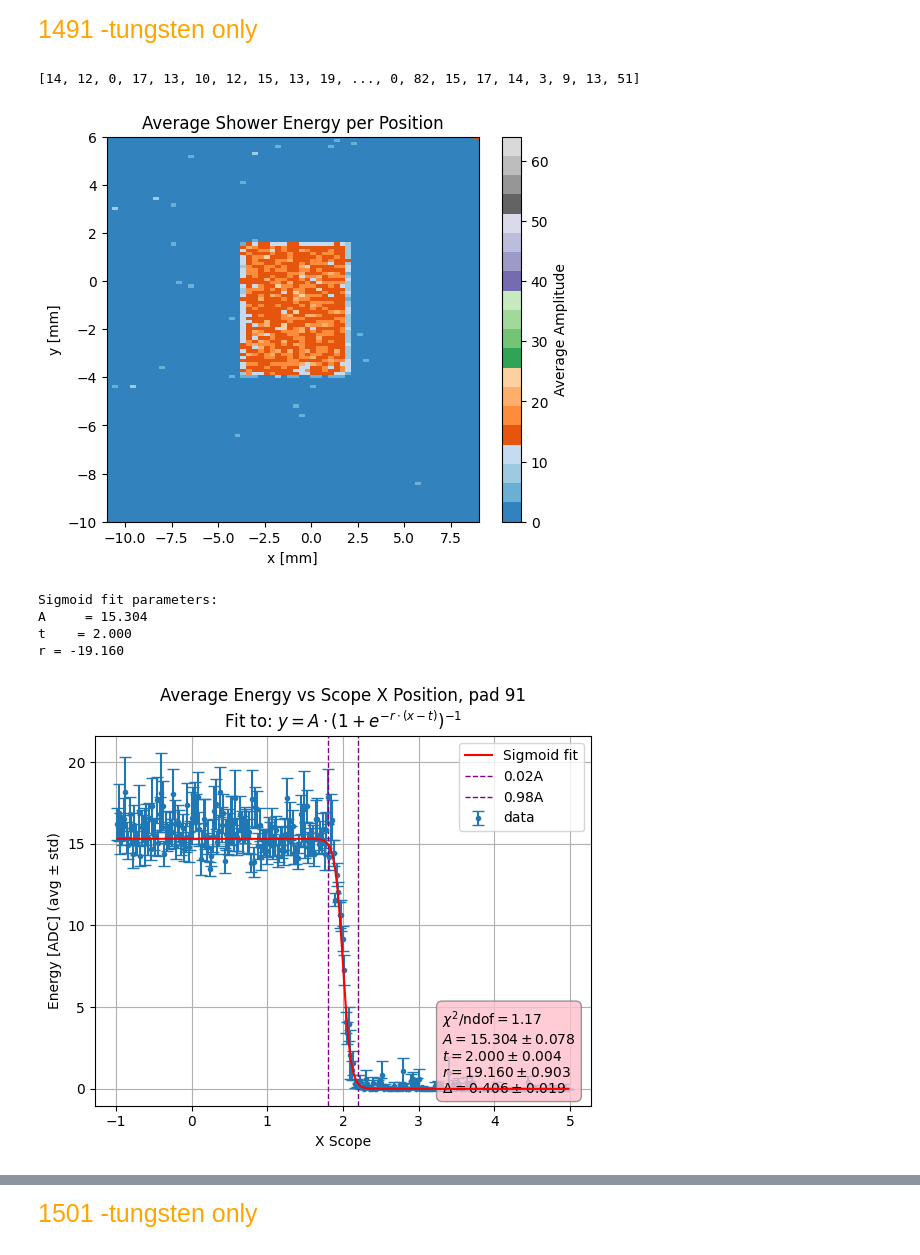
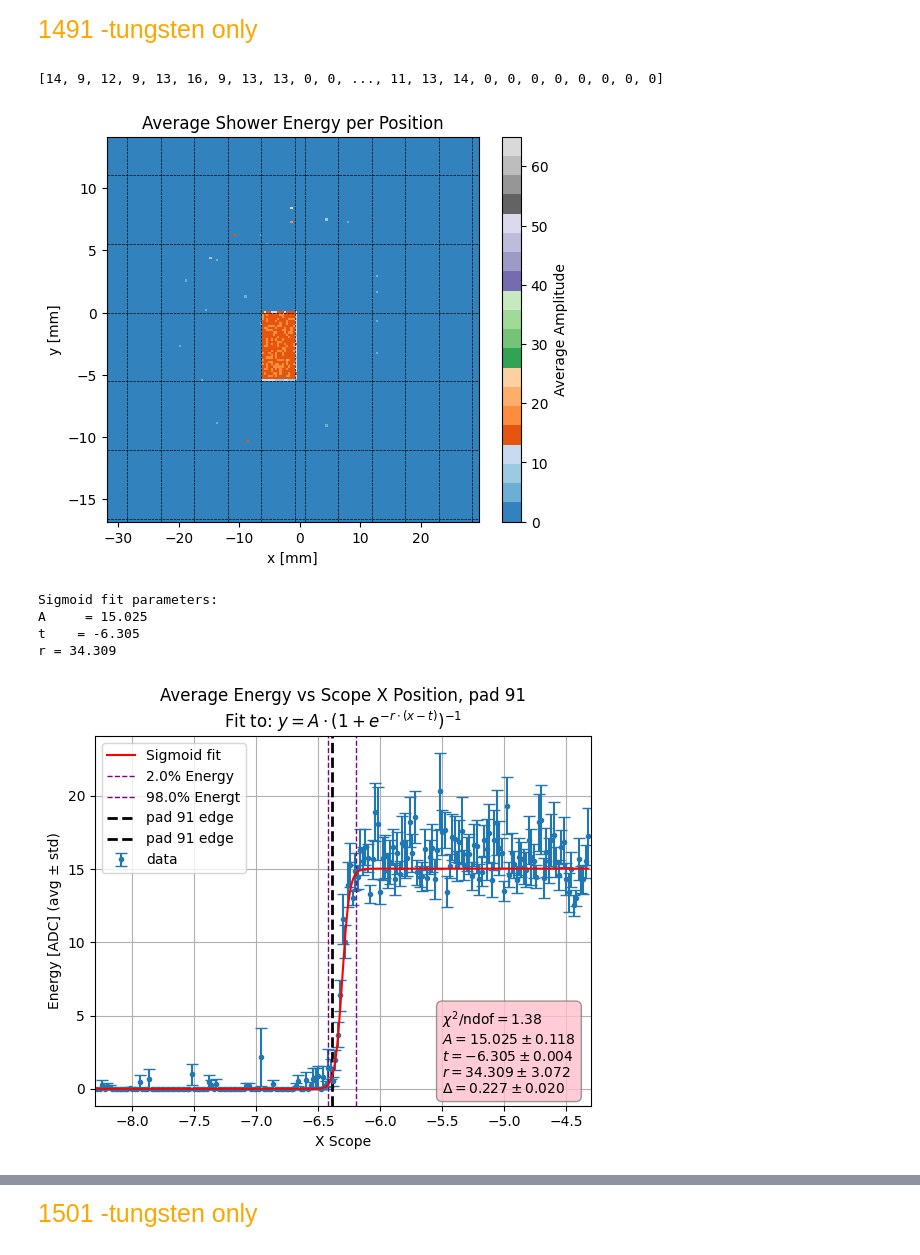
Before and after one commit to Ben-David-Ben/F-Cal-TB-Project, a Jupyter notebook: TB2025_Gap.ipynb, the cells around one changed output, grey strips where cells are left out. Saved outputs shown, nothing was run; the diff lists cells and outputs as text; code cells hidden in the pictures.

```diff
--- a/TB2025_Gap.ipynb
+++ b/TB2025_Gap.ipynb
@@ -64,7 +131,7 @@ def avg_energy_scope_colormap(data, plane, x_center=0, x_borders="false", y_cent
     plt.show()
 # %%
 # plots the energy profile vs the x axis and fits to sigmoid without linear
-def E_vs_X_scope_sigmoid(hit_data, chi2,plane, y_min=-10, y_max=10, x_min=-20, x_max=20, bin_size = 0.4, return_param=False, pad=True):
+def E_vs_X_scope_sigmoid(hit_data, chi2,plane, y_min=-10, y_max=10, x_min=-20, x_max=20, bin_size = 0.4, return_param=False, pad=True, low_E = 0.02):
 
     # filter data by chi2
     hit_data_chi2 = sf.filter_chi2_scope_data(hit_data, 1/chi2, chi2)
@@ -131,7 +198,7 @@ def E_vs_X_scope_sigmoid(hit_data, chi2,plane, y_min=-10, y_max=10, x_min=-20, x
 
     # return the fitting results if needed
     if return_param:
-        return popt, pos_m, amp_m, err_m
+        return popt, pos, amp_avg, amp_std
 
     # chi2
     residuals = amp_m - sigmoid_linear(pos_m, *popt)
@@ -166,7 +233,6 @@ def E_vs_X_scope_sigmoid(hit_data, chi2,plane, y_min=-10, y_max=10, x_min=-20, x
     ax.plot(x_fit, y_fit, 'r-', label="Sigmoid fit", zorder=10)
 
     # calculate the width of the sigmoid
-    low_E = 0.02
     high_E = 1-low_E
     delta = (2/r_fit)*np.log(high_E/low_E)
     delta_err = (1/r_fit)* delta * r_err
@@ -190,9 +256,15 @@ def E_vs_X_scope_sigmoid(hit_data, chi2,plane, y_min=-10, y_max=10, x_min=-20, x
     )
 
     # draw vertical lines in the drop points
-    plt.axvline(x=t_fit - delta/2, color='purple', linestyle='--', linewidth=1, label=f"{low_E}A")
-    plt.axvline(x=t_fit + delta/2, color='purple', linestyle='--', linewidth=1, label=f"{high_E}A" )
+    plt.axvline(x=t_fit - delta/2, color='purple', linestyle='--', linewidth=1, label=f"{low_E*100}% Energy")
+    plt.axvline(x=t_fit + delta/2, color='purple', linestyle='--', linewidth=1, label=f"{high_E*100}% Energt" )
 
+    # draw vertical lines of the pad edges
+    x_lines, _ = multiple_pad_edges_gridlines(pad)
+    [plt.axvline(x, color='black', linestyle='--', linewidth=2, label=f"pad {pad} edge") for x in x_lines]
+
+
+    plt.xlim(x_min, x_max)
     ax.grid(True)
     ax.set_xlabel("X Scope")
     ax.set_ylabel("Energy [ADC] (avg ± std)")
@@ -262,4 +334,4 @@ def get_ROOT_data_zip_Synchronized(run_number, return_TLU=False):
 
     return data
 # %%
-data_1491 = get_ROOT_data_zip_Synchronized(1491)
+data_1491 = sf.get_ROOT_data_zip_Aligned(1491)
@@ -276,16 +348,20 @@ data_1491_filtered = sf.filter_chi2_scope_data(data_1491,0.7, 1.3)
 # %%
-avg_energy_scope_colormap(data_1491_filtered, plane =2, x_center=-1, x_borders=10, y_center=-2, y_borders=8, bins=170, cmap="tab20c", pad=91)
+x_borders = "false"
+y_borders = "false"
+
+avg_energy_scope_colormap(data_1491_filtered, plane =2, x_center=0, y_center=-2, x_borders=x_borders, y_borders=y_borders, bins=170, cmap="tab20c", pad=91, channels_borders = "all")
 # %% [output]
-[14, 12, 0, 17, 13, 10, 12, 15, 13, 19, ..., 0, 82, 15, 17, 14, 3, 9, 13, 51]
+[14, 9, 12, 9, 13, 16, 9, 13, 13, 0, 0, ..., 11, 13, 14, 0, 0, 0, 0, 0, 0, 0, 0]
-[figure, old version]
+[figure, new version]
 # %%
-ymin = -2.5
-t = 2
-delta = 1.5
-E_vs_X_scope_sigmoid(data_1491, 10, 2, ymin, ymin+3, t-2*delta, t+2*delta, bin_size=0.02, pad=91)
+ymin = -5
+t = -6.3
+delta = 1
+
+E_vs_X_scope_sigmoid(data_1491, 1.3, 2, ymin, ymin+5, t-2*delta, t+2*delta, bin_size=0.02, pad=91, low_E = 0.02)
 # %% [output]
 Sigmoid fit parameters:
-A     = 15.304
-t    = 2.000
-r = -19.160
+A     = 15.025
+t    = -6.305
+r = 34.309
-[figure, old version]
+[figure, new version]
```
Also changed, not shown: parts of 16 cells of this notebook, 2 other files.
